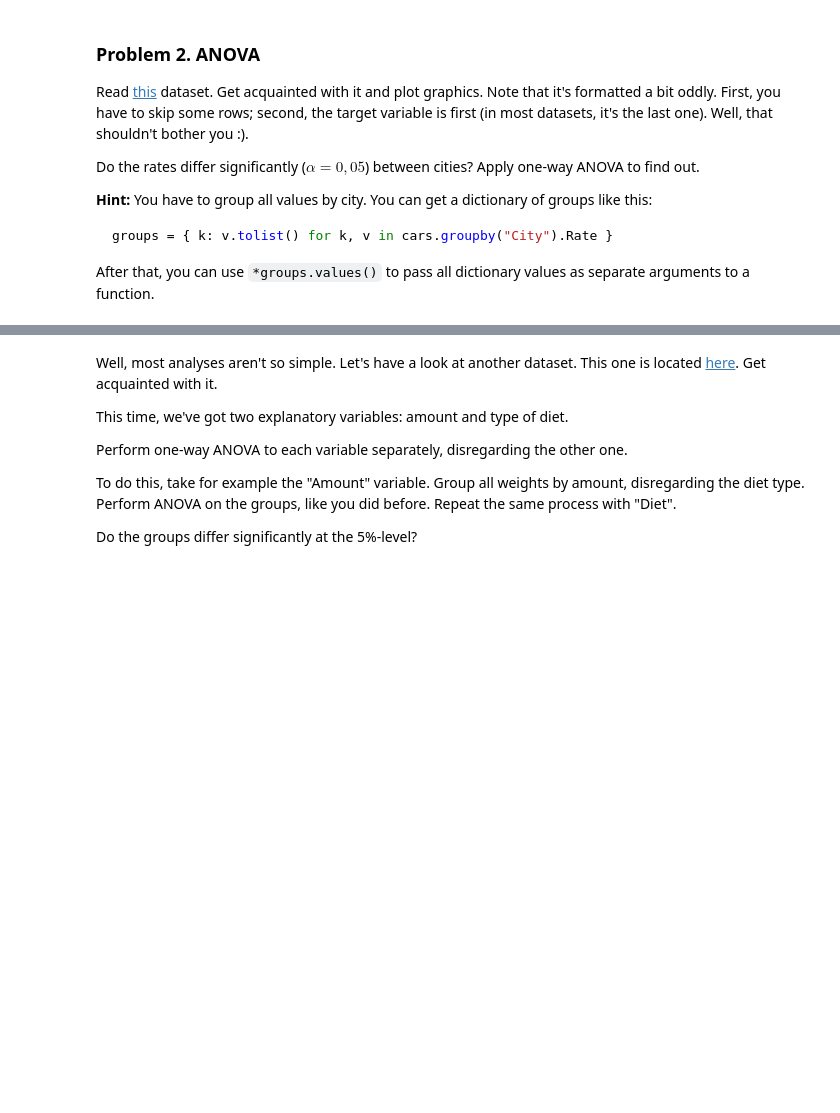
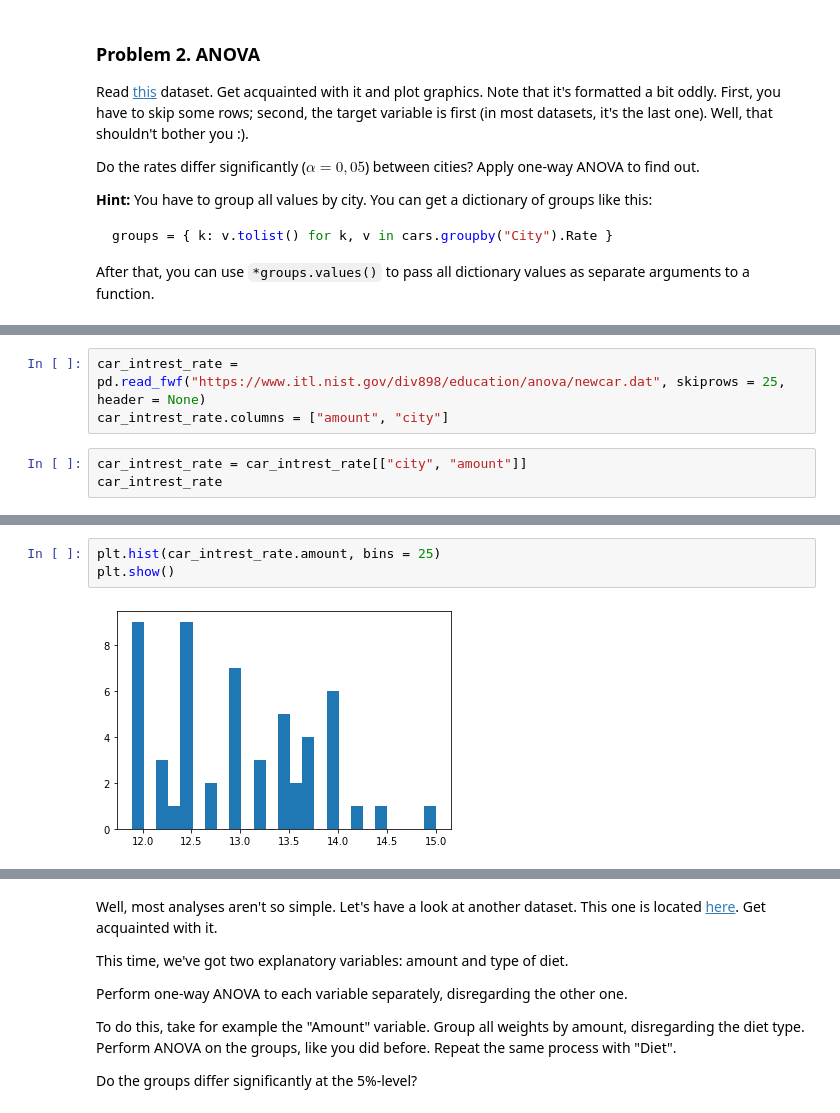
Before and after one commit to LuGeorgiev/Python-SoftUni, a Jupyter notebook: MathConceptsForDevelopers/12.HypotesisExcercise/Hypothesis Testing Exercise.ipynb, the cells around one changed output, grey strips where cells are left out. Drawn from its saved outputs; the diff is of its cells as text; blank space fills up the shorter version.

```diff
--- a/MathConceptsForDevelopers/12.HypotesisExcercise/Hypothesis Testing Exercise.ipynb
+++ b/MathConceptsForDevelopers/12.HypotesisExcercise/Hypothesis Testing Exercise.ipynb
@@ -129,0 +186,6 @@
+# %%
+car_intrest_rate = pd.read_fwf("https://www.itl.nist.gov/div898/education/anova/newcar.dat", skiprows = 25, header = None)
+car_intrest_rate.columns = ["amount", "city"]
+# %%
+car_intrest_rate = car_intrest_rate[["city", "amount"]]
+car_intrest_rate
@@ -129,0 +210,5 @@
+# %%
+plt.hist(car_intrest_rate.amount, bins = 25)
+plt.show()
+# %% [output]
+[figure, added]
```
Also changed, not shown: parts of 42 cells of this notebook.
